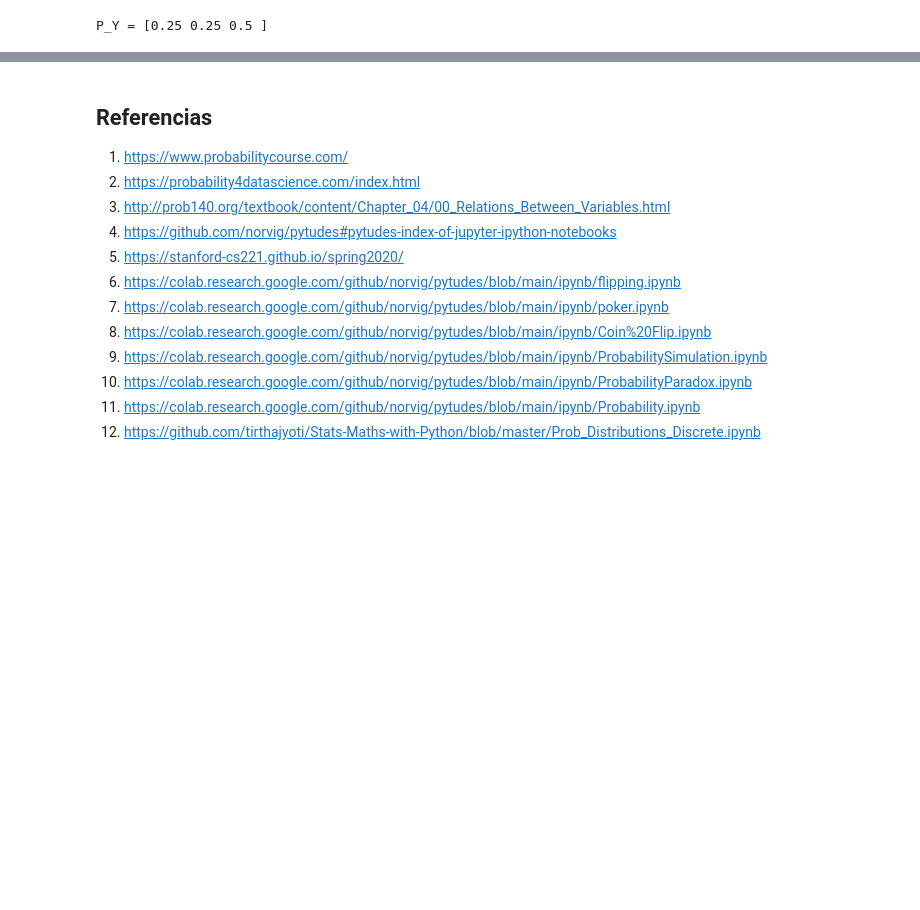
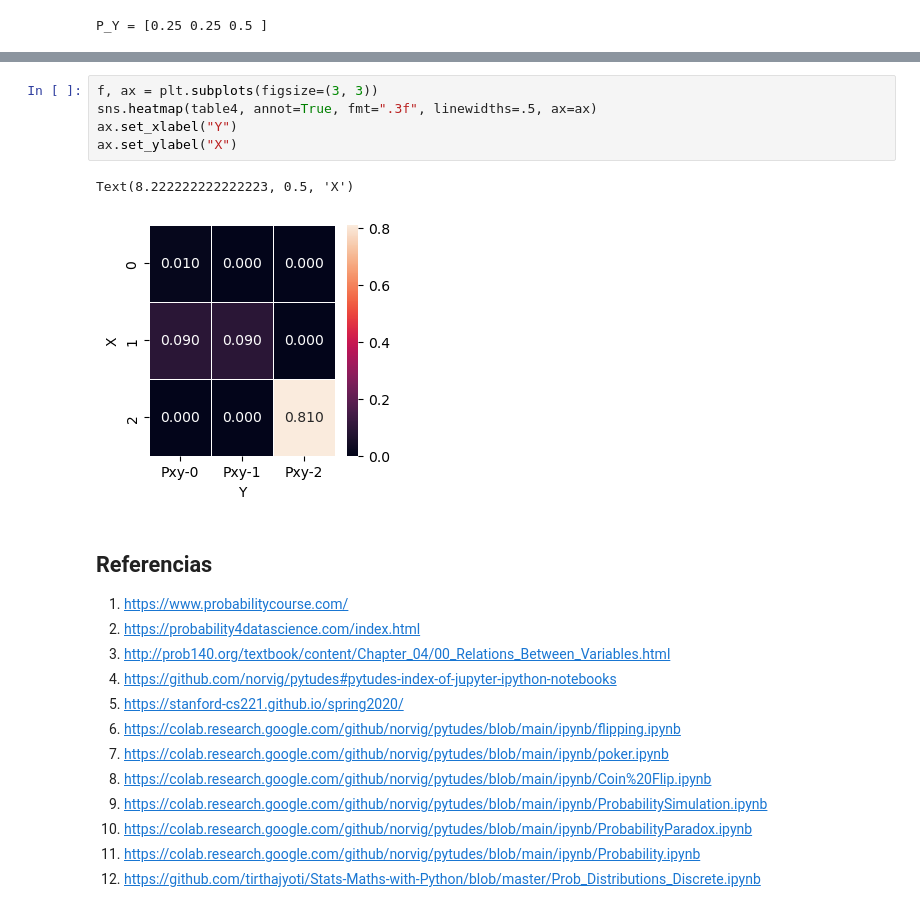
Before and after one commit to estocasticos-udem/curso_2023-1, a Jupyter notebook: probabilidad_conjunta/test.ipynb, the cells around one changed output, grey strips where cells are left out. Saved outputs shown, nothing was run; the diff lists cells and outputs as text; blank space fills up the shorter version.

```diff
--- a/probabilidad_conjunta/test.ipynb
+++ b/probabilidad_conjunta/test.ipynb
@@ -349,3 +455,11 @@ P_Y = [0.25 0.25 0.5 ]
+# %%
+f, ax = plt.subplots(figsize=(3, 3))
+sns.heatmap(table4, annot=True, fmt=".3f", linewidths=.5, ax=ax)
+ax.set_xlabel("Y")
+ax.set_ylabel("X")
+# %% [output]
+Text(8.222222222222223, 0.5, 'X')
+[figure, added]
 # %% [markdown]
 ## Referencias
 1. https://www.probabilitycourse.com/
```
Also changed, not shown: parts of 7 cells of this notebook.
